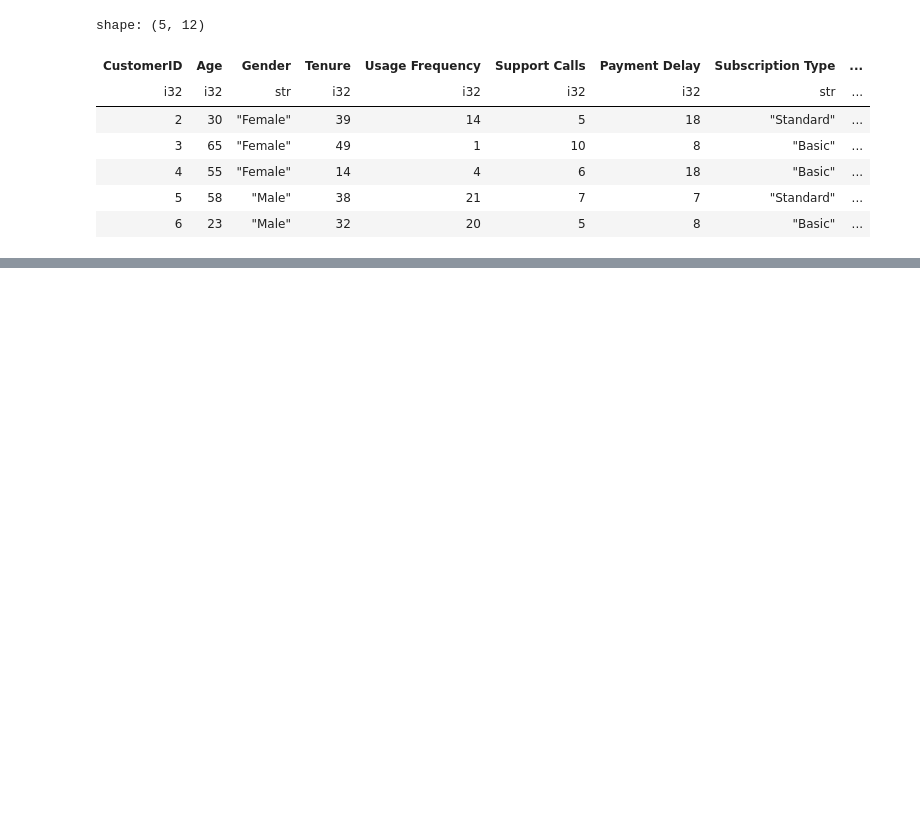
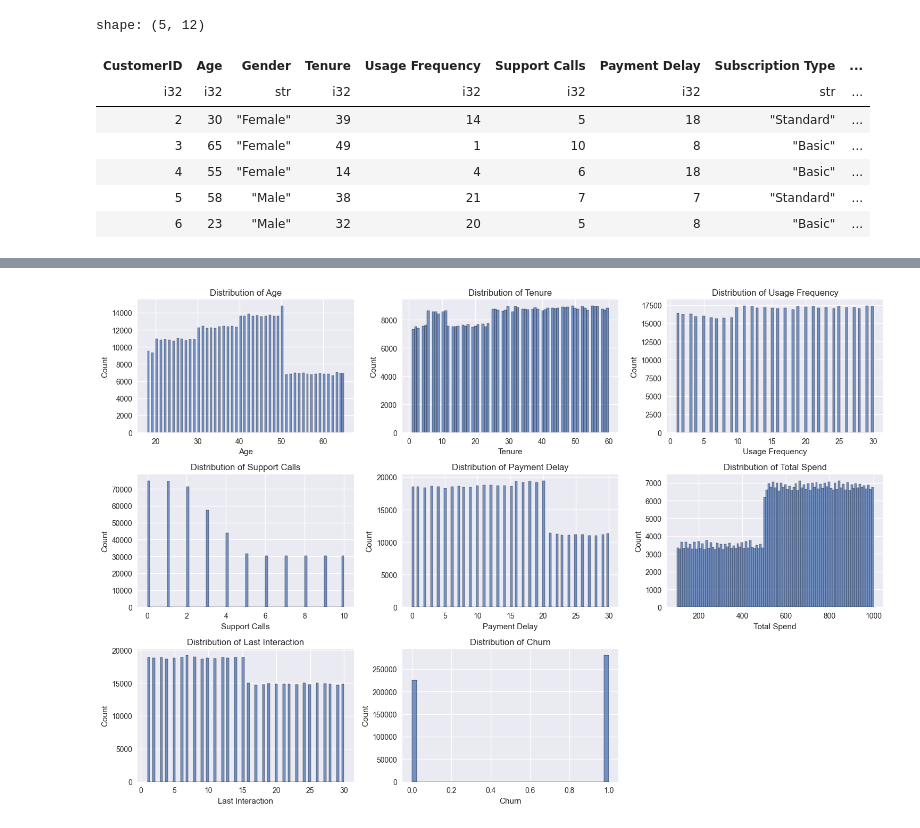
Before and after one commit to Mamdouh66/customer-churn, a Jupyter notebook: notebooks/data.ipynb, the cells around one changed output, grey strips where cells are left out. Drawn from its saved outputs; the diff is of its cells as text; code cells hidden in the pictures; blank space fills up the shorter version.

```diff
--- a/notebooks/data.ipynb
+++ b/notebooks/data.ipynb
@@ -40,0 +99,21 @@ shape: (5, 12)
+# %%
+categorical_cols = ["Gender", "Subscription Type", "Contract Length"]
+
+numerical_cols = [
+    "Age",
+    "Tenure",
+    "Usage Frequency",
+    "Support Calls",
+    "Payment Delay",
+    "Total Spend",
+    "Last Interaction",
+    "Churn",
+]
+
+print("\nCategorical Columns:", categorical_cols)
+print("Numerical Columns:", numerical_cols)
+
+print("\nUnique values in categorical columns:")
+for col in categorical_cols:
+    unique_values = full_df.select(pl.col(col)).unique().collect()
+    print(f"\n{col}:", unique_values)
@@ -40,0 +155,10 @@ shape: (5, 12)
+# %%
+plt.figure(figsize=(15, 10))
+for i, col in enumerate(numerical_cols, 1):
+    plt.subplot(3, 3, i)
+    sns.histplot(data=full_df.collect(), x=col)
+    plt.title(f"Distribution of {col}")
+plt.tight_layout()
+plt.show()
+# %% [output]
+[figure, added]
```
Also changed, not shown: parts of 13 cells of this notebook.
